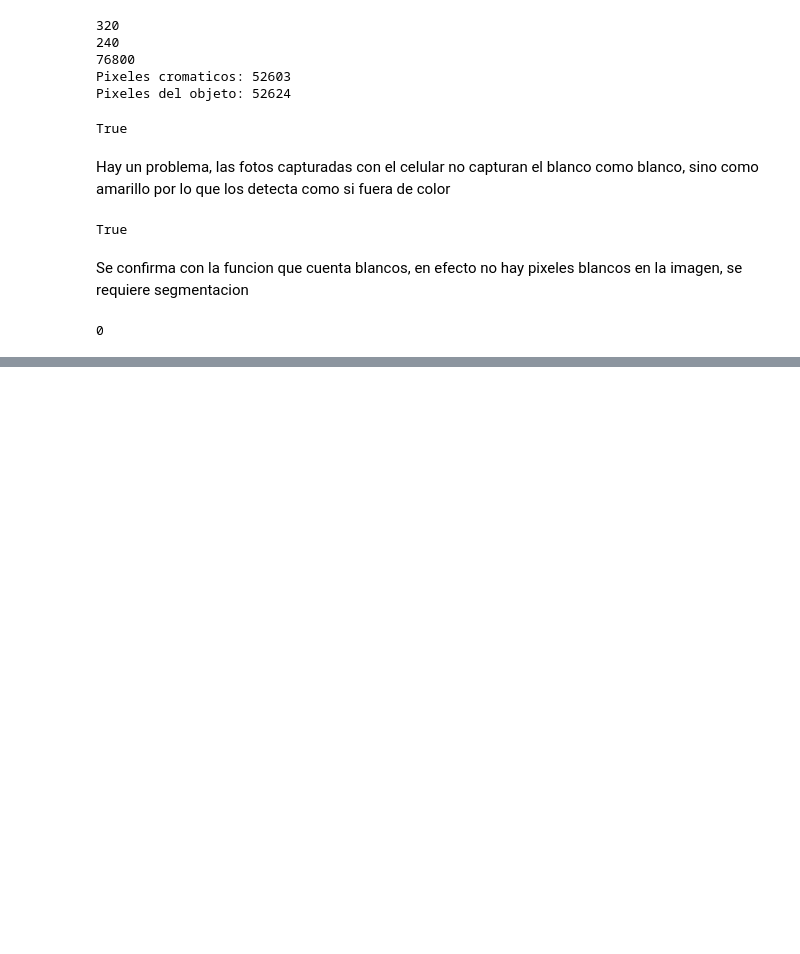
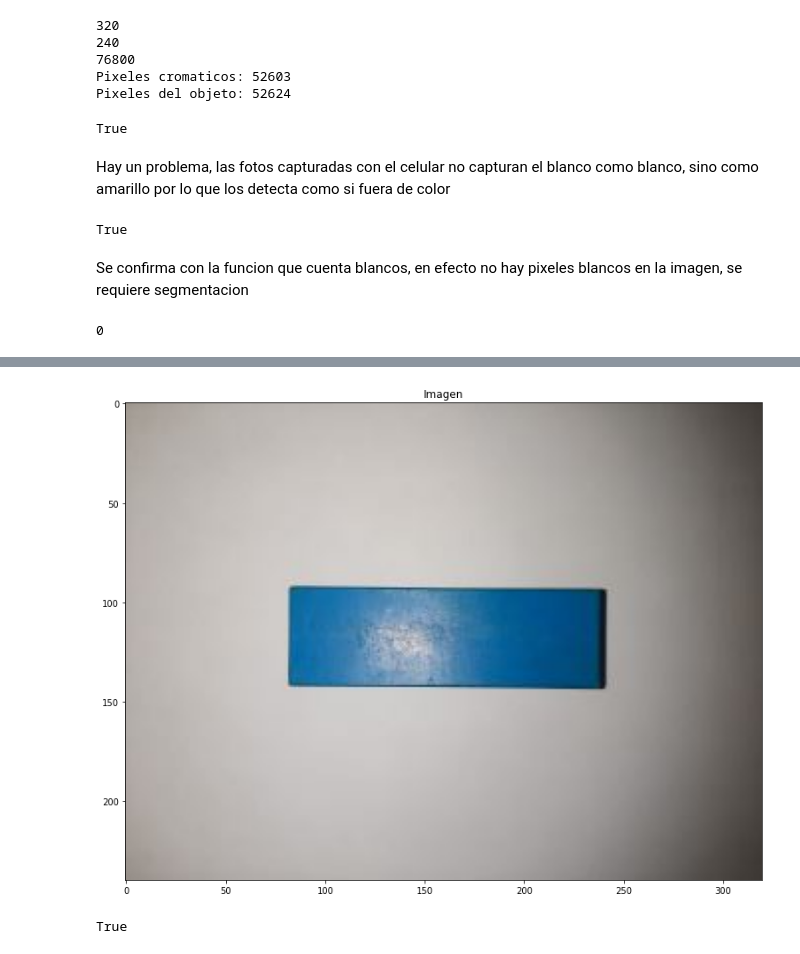
Before and after one commit to ChristopherMoralesA/MiniProyecto-Vision, a Jupyter notebook: Miniproyecto.ipynb, the cells around one changed output, grey strips where cells are left out. Saved outputs shown, nothing was run; the diff lists cells and outputs as text; code cells hidden in the pictures; blank space fills up the shorter version.

```diff
--- a/Miniproyecto.ipynb
+++ b/Miniproyecto.ipynb
@@ -205,0 +240,27 @@ Deteccion de agujeros
+# %%
+def is_cromatic_v5(image):
+    rows,columns,pixel= image.shape
+    pxl_sum = rows*columns
+    clr_pxl = 0
+    for row in range(rows):
+        for column in range(columns):
+            r = image[row][column][0]
+            g = image[row][column][1]
+            b = image[row][column][2]
+            desvest = np.std([r,g,b])
+            if desvest > 10:
+                clr_pxl += 1
+            if clr_pxl >= 0.1*pxl_sum:
+                return True
+    return False
+# %%
+AZUL_argb= io.imread(path +r'\IMG_AZUL.jpeg')
+plt.figure(figsize=(15,10))
+plt.imshow(AZUL_argb)
+plt.title("Imagen")
+plt.show()
+AZUL_rgb= rgba2rgb(AZUL_argb)
+is_cromatic_v5(AZUL_rgb)
+# %% [output]
+[figure, added]
+True
```
Also changed, not shown: parts of 15 cells of this notebook.
